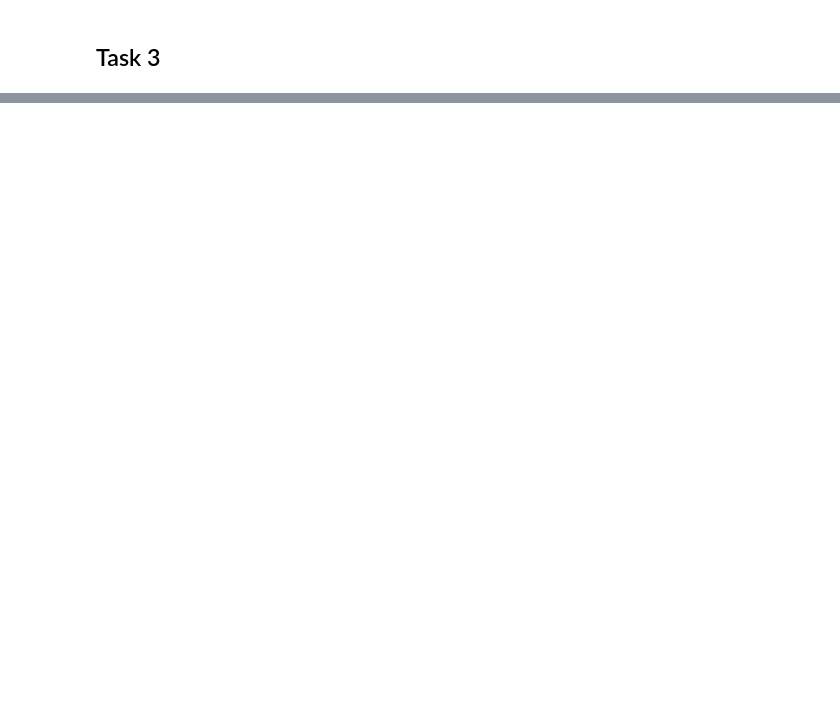
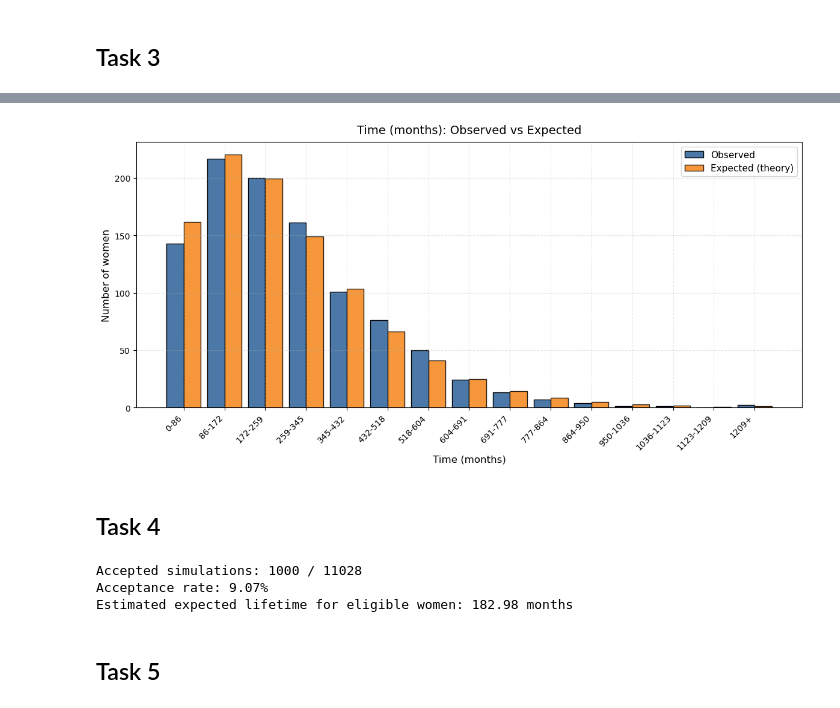
Before and after one commit to markus1573/stokastisk-simulering, a Jupyter notebook: Gertrud/Projekt1/Projekt1.ipynb, the cells around one changed output, grey strips where cells are left out. Cells and saved outputs as stored; diff of their text form; code cells hidden in the pictures; blank space fills up the shorter version.

```diff
--- a/Gertrud/Projekt1/Projekt1.ipynb
+++ b/Gertrud/Projekt1/Projekt1.ipynb
@@ -144,0 +258,70 @@ plt.show()
+# %%
+bin_labels = [f"{int(bins[i])}-{int(bins[i+1])}" for i in range(len(bins)-2)] + [f"{int(bins[-2])}+"]
+x = np.arange(len(bin_labels))
+width = 0.42
+
+fig, ax = plt.subplots(figsize=(12, 6))
+
+ax.bar(x - width/2, observed, width=width, color="#4C78A8", edgecolor="black", label="Observed")
+ax.bar(x + width/2, expected, width=width, color="#F58518", edgecolor="black", alpha=0.85, label="Expected (theory)")
+
+ax.set_title("Time (months): Observed vs Expected", pad=10)
+ax.set_xlabel("Time (months)")
+ax.set_ylabel("Number of women")
+ax.set_xticks(x)
+ax.set_xticklabels(bin_labels, rotation=45, ha="right")
+ax.grid(axis="y", linestyle="--", alpha=0.3)
+ax.legend()
+
+plt.tight_layout()
+plt.show()
+# %% [output]
+[figure, added]
+# %% [markdown]
+## Task 4
+# %%
+np.random.seed(42)  # for reproducibility
+target_n = 1000
+dead_state = P.shape[0] - 1
+recurrence_states = {1, 2, 3}
+
+rng = np.random.default_rng(42)
+accepted_lifetimes = []
+attempts = 0
+
+while len(accepted_lifetimes) < target_n:
+    attempts += 1
+    state = X0
+    t = 0
+    had_recurrence_12 = False
+
+    # Simulate first 12 months
+    while t <= 12 and state != dead_state:
+        state = rng.choice(P.shape[0], p=P[state])
+        t += 1
+        if state in recurrence_states:
+            had_recurrence_12 = True
+
+    survived_12 = (state != dead_state)
+    if not (survived_12 and had_recurrence_12):
+        continue  # reject
+
+    # Continue until death
+    while state != dead_state:
+        state = rng.choice(P.shape[0], p=P[state])
+        t += 1
+
+    accepted_lifetimes.append(t)
+
+lifetimes_eligible = np.array(accepted_lifetimes)
+mean_lifetime_eligible = lifetimes_eligible.mean()
+
+print(f"Accepted simulations: {len(lifetimes_eligible)} / {attempts}")
+print(f"Acceptance rate: {len(lifetimes_eligible)/attempts:.2%}")
+print(f"Estimated expected lifetime for eligible women: {mean_lifetime_eligible:.2f} months")
+# %% [output]
+Accepted simulations: 1000 / 11028
+Acceptance rate: 9.07%
+Estimated expected lifetime for eligible women: 182.98 months
+# %% [markdown]
+## Task 5
```
Also changed, not shown: parts of 23 cells of this notebook.
